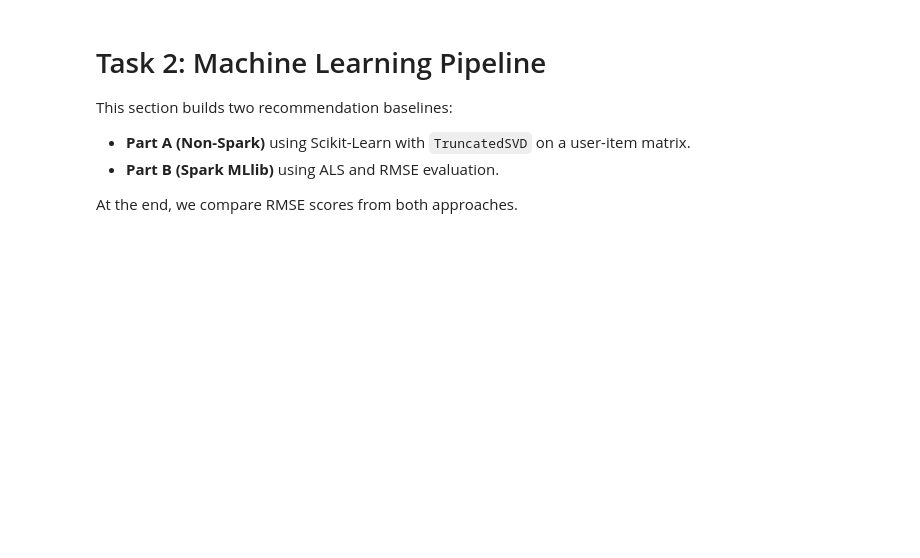
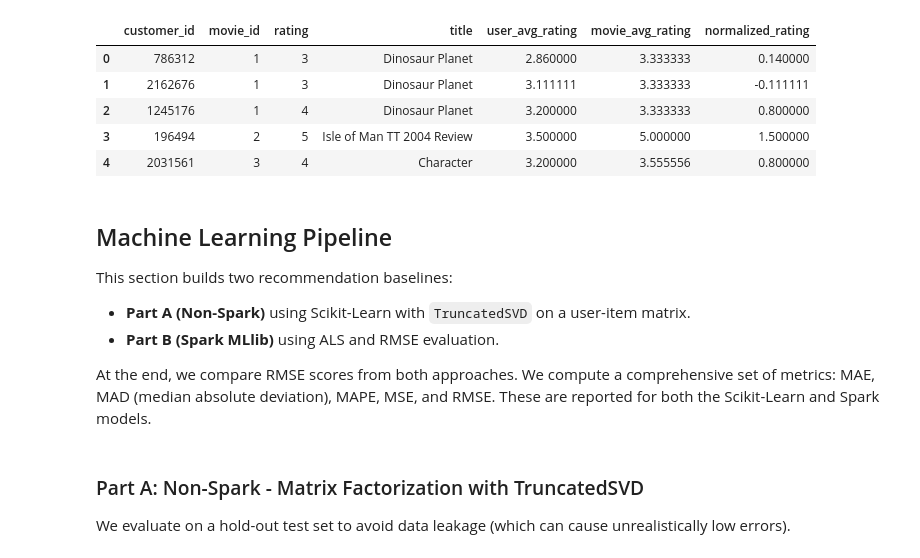
Before and after one commit to harrymardika/netflix-modelling, a Jupyter notebook: model.ipynb, the cells around one changed output. Cells and saved outputs as stored; diff of their text form; code cells hidden in the pictures; blank space fills up the shorter version.

```diff
--- a/model.ipynb
+++ b/model.ipynb
@@ -87,8 +99,27 @@ Name: count, dtype: int64
+# %%
+# Feature engineering: user and item bias features
+# Build a clean ratings dataframe for modeling
+
+df_ratings = sample_df[["customer_id", "movie_id", "rating", "title"]].copy()
+
+df_ratings["user_avg_rating"] = df_ratings.groupby("customer_id")["rating"].transform("mean")
+df_ratings["movie_avg_rating"] = df_ratings.groupby("movie_id")["rating"].transform("mean")
+
+df_ratings["normalized_rating"] = df_ratings["rating"] - df_ratings["user_avg_rating"]
+
+df_ratings.head()
+# %% [output]
+|  | customer_id | movie_id | rating | title | user_avg_rating | movie_avg_rating | normalized_rating |
+| 0 | 786312 | 1 | 3 | Dinosaur Planet | 2.860000 | 3.333333 | 0.140000 |
+| 1 | 2162676 | 1 | 3 | Dinosaur Planet | 3.111111 | 3.333333 | -0.111111 |
+| 2 | 1245176 | 1 | 4 | Dinosaur Planet | 3.200000 | 3.333333 | 0.800000 |
+| 3 | 196494 | 2 | 5 | Isle of Man TT 2004 Review | 3.500000 | 5.000000 | 1.500000 |
+| 4 | 2031561 | 3 | 4 | Character | 3.200000 | 3.555556 | 0.800000 |
 # %% [markdown]
-# Task 2: Machine Learning Pipeline
+## Machine Learning Pipeline
 
 This section builds two recommendation baselines:
 - **Part A (Non-Spark)** using Scikit-Learn with `TruncatedSVD` on a user-item matrix.
 - **Part B (Spark MLlib)** using ALS and RMSE evaluation.
 
-At the end, we compare RMSE scores from both approaches.
+At the end, we compare RMSE scores from both approaches. We compute a comprehensive set of metrics: MAE, MAD (median absolute deviation), MAPE, MSE, and RMSE. These are reported for both the Scikit-Learn and Spark models.
@@ -102,0 +126,4 @@ import numpy as np
+# %% [markdown]
+### Part A: Non-Spark - Matrix Factorization with TruncatedSVD
+
+We evaluate on a hold-out test set to avoid data leakage (which can cause unrealistically low errors).
```
Also changed, not shown: parts of 26 cells of this notebook.
